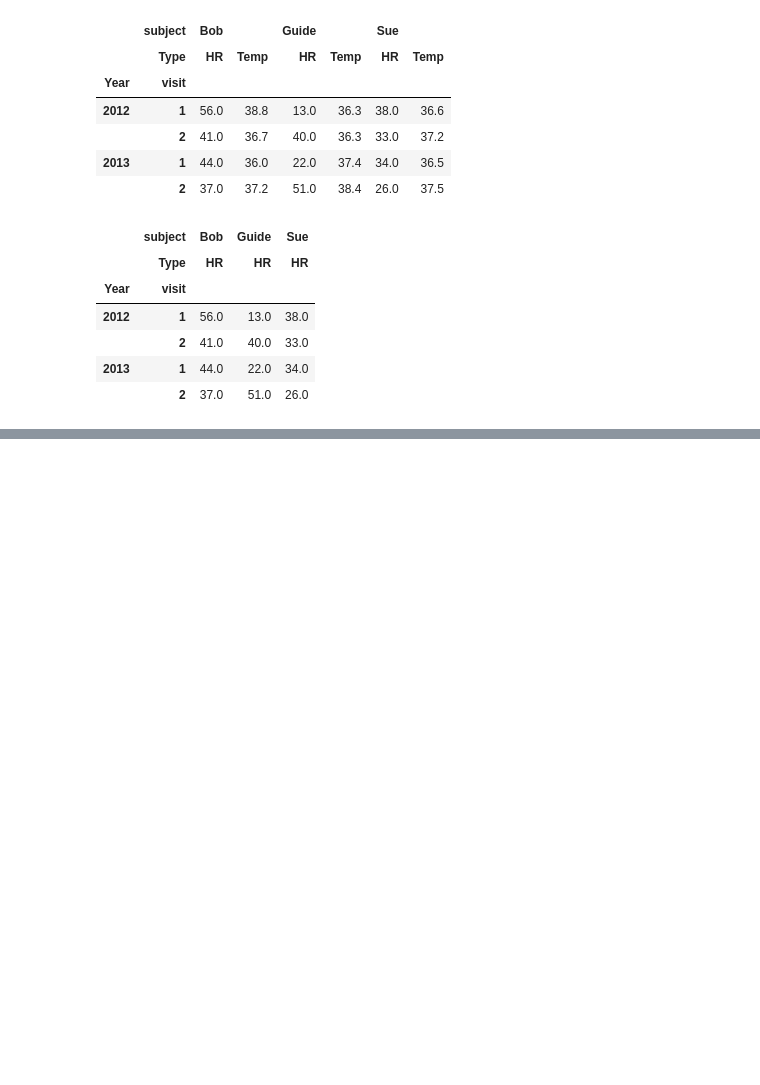
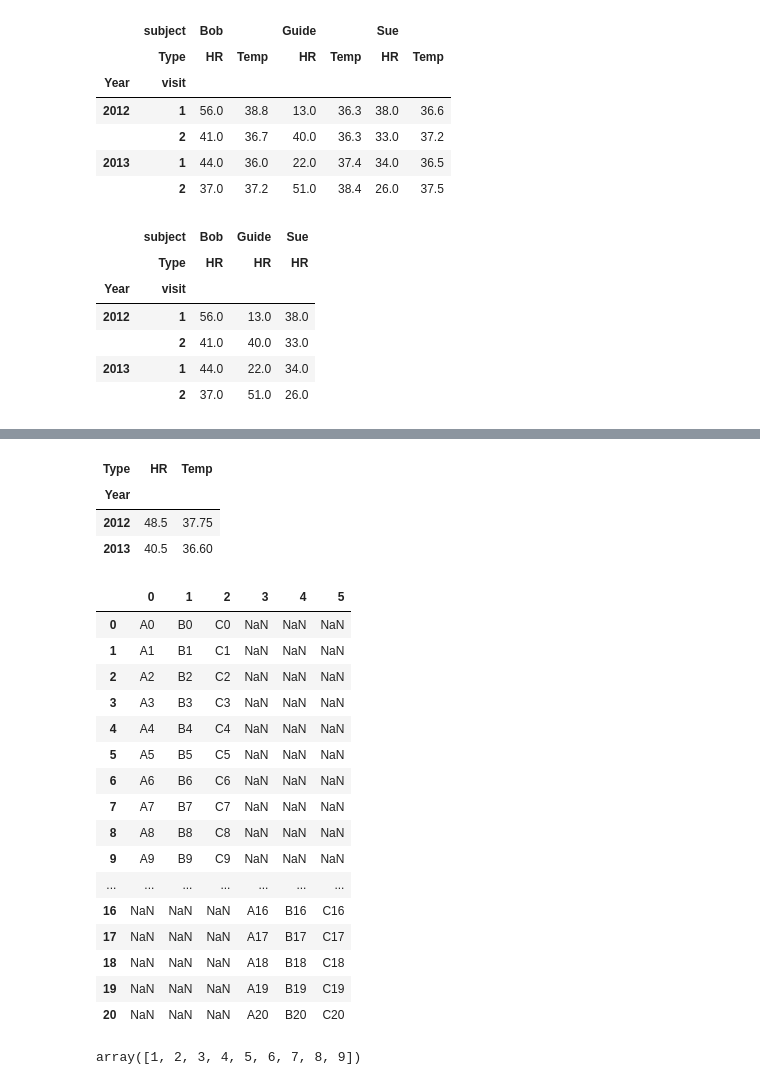
Before and after one commit to MateuszKonopelski/RandomPythonProjects, a Jupyter notebook: Project9_PythonDataScienceHandbook_VanderPlas/Chapter3_DataManipulationWithPandas.ipynb, the cells around one changed output, grey strips where cells are left out. Cells and saved outputs as stored; diff of their text form; code cells hidden in the pictures; blank space fills up the shorter version.

```diff
--- a/Project9_PythonDataScienceHandbook_VanderPlas/Chapter3_DataManipulationWithPandas.ipynb
+++ b/Project9_PythonDataScienceHandbook_VanderPlas/Chapter3_DataManipulationWithPandas.ipynb
@@ -564,0 +619,6 @@ test
+# %%
+# Unstacking and stacking
+index = pd.MultiIndex.from_product([['A', 'B'], ['a', 'b']])
+data = pd.Series(np.random.rand(4), index=index)
+data.unstack(level=0)       # First index on top
+data.unstack(level=1)       # Second index on top
@@ -564,0 +647,50 @@ test
+# %%
+# Simple summary statistics
+health_data.mean(level='Year')
+health_data.mean(level='visit')
+health_data['Bob'].mean(axis=0, level='Year')
+#health_data.mean(axis=1)
+# %% [output]
+| Type | HR | Temp |
+| Year |  |  |
+| 2012 | 48.5 | 37.75 |
+| 2013 | 40.5 | 36.60 |
+# %%
+# Usefl func for building df of spec size:
+def make_df(col, ind):
+    data = {c: [str(c) + str(i) for i in ind] for c in col}
+    return pd.DataFrame(data, ind)
+df1 = make_df('ABC', range(10))
+df2 = make_df('ABC', range(11, 21))
+pd.concat([df1, df2], axis=0)   # Add below (to columns)
+pd.concat([df1, df2], axis=1)   # Add right, but we have wrong indexing, so:
+df2['newIndex'] = range(10)
+df2 = df2.set_index('newIndex')
+pd.concat([df1, df2], axis=1)
+# different way
+df2 = make_df('ABC', range(11, 21))
+pd.concat([df1, df2], axis=1, ignore_index=True)       # it doesnt work
+# %% [output]
+|  | 0 | 1 | 2 | 3 | 4 | 5 |
+| 0 | A0 | B0 | C0 | NaN | NaN | NaN |
+| 1 | A1 | B1 | C1 | NaN | NaN | NaN |
+| 2 | A2 | B2 | C2 | NaN | NaN | NaN |
+| 3 | A3 | B3 | C3 | NaN | NaN | NaN |
+| 4 | A4 | B4 | C4 | NaN | NaN | NaN |
+| 5 | A5 | B5 | C5 | NaN | NaN | NaN |
+| 6 | A6 | B6 | C6 | NaN | NaN | NaN |
+| 7 | A7 | B7 | C7 | NaN | NaN | NaN |
+| 8 | A8 | B8 | C8 | NaN | NaN | NaN |
+| 9 | A9 | B9 | C9 | NaN | NaN | NaN |
+| ... | ... | ... | ... | ... | ... | ... |
+| 16 | NaN | NaN | NaN | A16 | B16 | C16 |
+| 17 | NaN | NaN | NaN | A17 | B17 | C17 |
+| 18 | NaN | NaN | NaN | A18 | B18 | C18 |
+| 19 | NaN | NaN | NaN | A19 | B19 | C19 |
+| 20 | NaN | NaN | NaN | A20 | B20 | C20 |
+# %%
+# Recall: Concatenation of Numpy Arrays
+x, y, z = [1, 2, 3], [4, 5, 6], [7, 8, 9]
+np.concatenate([x, y, z])
+# %% [output]
+array([1, 2, 3, 4, 5, 6, 7, 8, 9])
```
Also changed, not shown: parts of 61 cells of this notebook, 1 other file.
